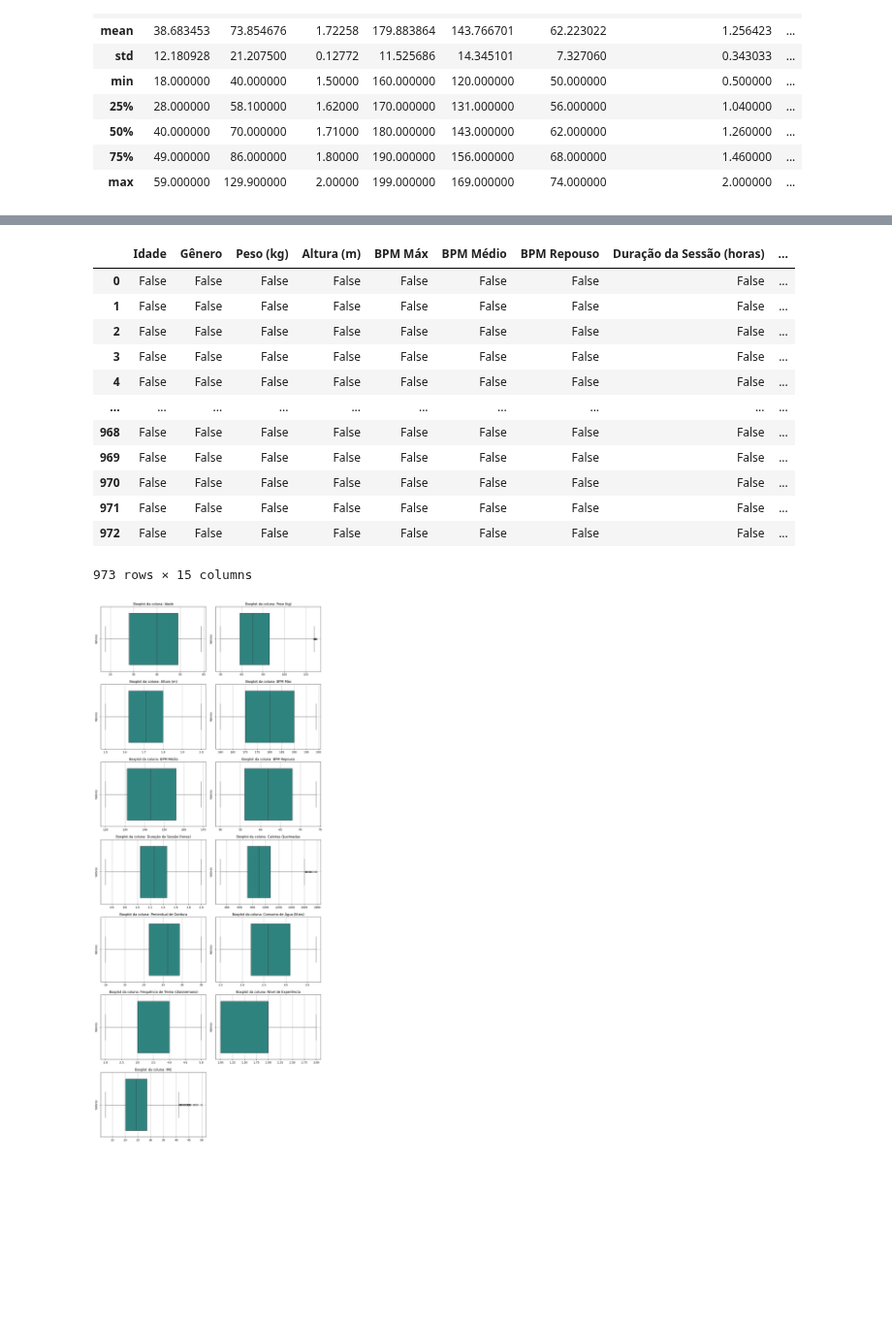
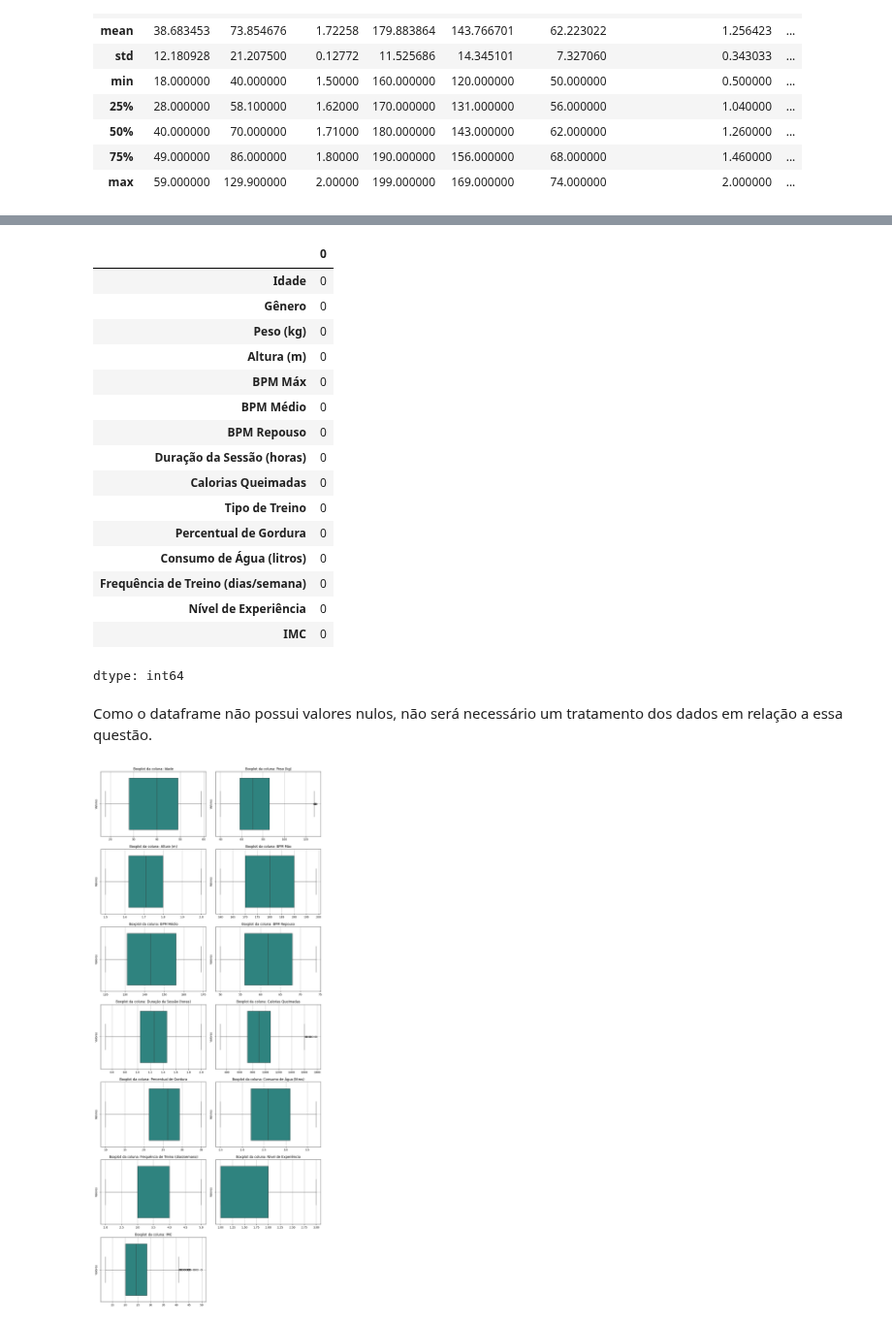
Before and after one commit to MarcelLopes7/Machine-Learning---Analytics, a Jupyter notebook: MVP_Machine_Learning_&_Analytics.ipynb, the cells around one changed output, grey strips where cells are left out. Shown at 97% size. Cells and saved outputs as stored; diff of their text form; code cells hidden in the pictures; blank space fills up the shorter version.

```diff
--- a/MVP_Machine_Learning_&_Analytics.ipynb
+++ b/MVP_Machine_Learning_&_Analytics.ipynb
@@ -315,19 +321,25 @@ dataframe.describe()
 # %%
-dataframe.isnull()
+dataframe.isnull().sum()
 # %% [output]
-|  | Idade | Gênero | Peso (kg) | Altura (m) | BPM Máx | BPM Médio | BPM Repouso | Duração da Sessão (horas) | ... |
-| 0 | False | False | False | False | False | False | False | False | ... |
-| 1 | False | False | False | False | False | False | False | False | ... |
-| 2 | False | False | False | False | False | False | False | False | ... |
-| 3 | False | False | False | False | False | False | False | False | ... |
-| 4 | False | False | False | False | False | False | False | False | ... |
-| ... | ... | ... | ... | ... | ... | ... | ... | ... | ... |
-| 968 | False | False | False | False | False | False | False | False | ... |
-| 969 | False | False | False | False | False | False | False | False | ... |
-| 970 | False | False | False | False | False | False | False | False | ... |
-| 971 | False | False | False | False | False | False | False | False | ... |
-| 972 | False | False | False | False | False | False | False | False | ... |
+|  | 0 |
+| Idade | 0 |
+| Gênero | 0 |
+| Peso (kg) | 0 |
+| Altura (m) | 0 |
+| BPM Máx | 0 |
+| BPM Médio | 0 |
+| BPM Repouso | 0 |
+| Duração da Sessão (horas) | 0 |
+| Calorias Queimadas | 0 |
+| Tipo de Treino | 0 |
+| Percentual de Gordura | 0 |
+| Consumo de Água (litros) | 0 |
+| Frequência de Treino (dias/semana) | 0 |
+| Nível de Experiência | 0 |
+| IMC | 0 |
-973 rows × 15 columns
+dtype: int64
+# %% [markdown]
+Como o dataframe não possui valores nulos, não será necessário um tratamento dos dados em relação a essa questão.
 # %%
 # Criando um novo dataframe com as colunas númericas
 df_numerico = remover_colunas_object(dataframe)
```
Also changed, not shown: parts of 8 cells of this notebook.
